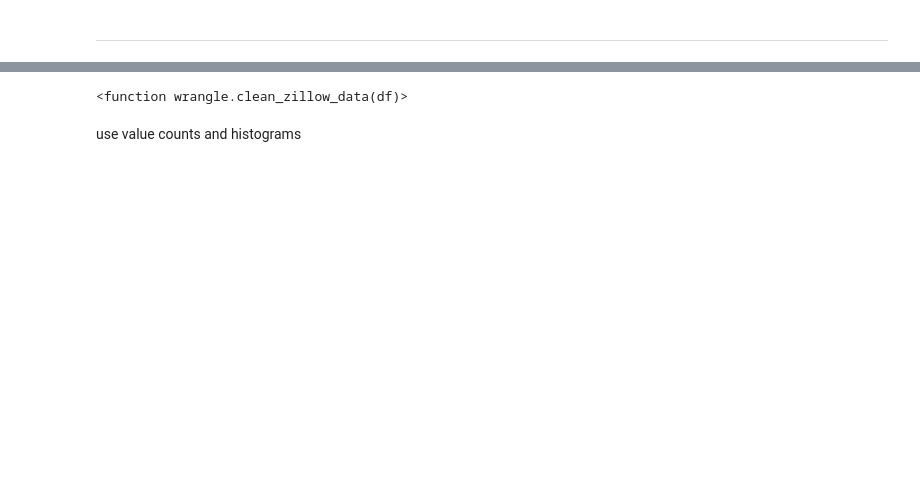
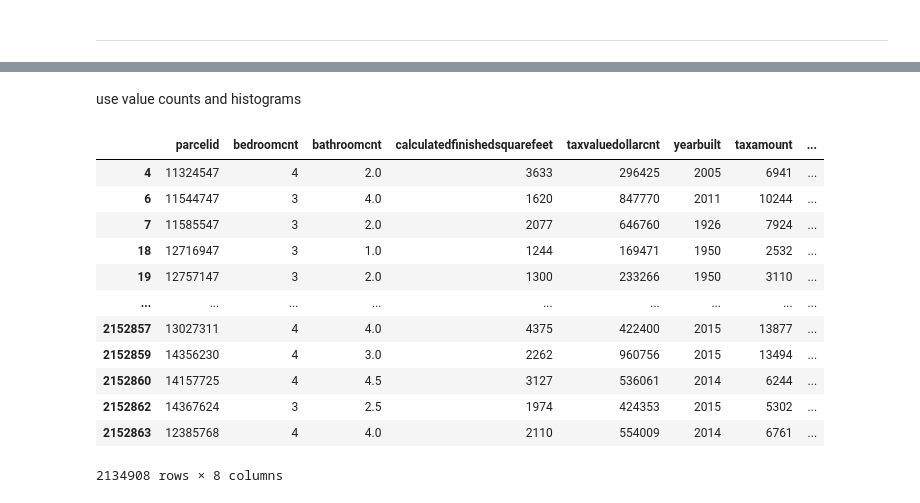
Before and after one commit to EribertoContreras/regression-exercises, a Jupyter notebook: wrangle.ipynb, the cells around one changed output, grey strips where cells are left out. Drawn from its saved outputs; the diff is of its cells as text; code cells hidden in the pictures; blank space fills up the shorter version.

```diff
--- a/wrangle.ipynb
+++ b/wrangle.ipynb
@@ -212,4 +217,0 @@ df.shape
-# %%
-df.
-# %% [output]
-<function wrangle.clean_zillow_data(df)>
@@ -217,0 +224,16 @@ use value counts and histograms
+# %%
+df
+# %% [output]
+|  | parcelid | bedroomcnt | bathroomcnt | calculatedfinishedsquarefeet | taxvaluedollarcnt | yearbuilt | taxamount | ... |
+| 4 | 11324547 | 4 | 2.0 | 3633 | 296425 | 2005 | 6941 | ... |
+| 6 | 11544747 | 3 | 4.0 | 1620 | 847770 | 2011 | 10244 | ... |
+| 7 | 11585547 | 3 | 2.0 | 2077 | 646760 | 1926 | 7924 | ... |
+| 18 | 12716947 | 3 | 1.0 | 1244 | 169471 | 1950 | 2532 | ... |
+| 19 | 12757147 | 3 | 2.0 | 1300 | 233266 | 1950 | 3110 | ... |
+| ... | ... | ... | ... | ... | ... | ... | ... | ... |
+| 2152857 | 13027311 | 4 | 4.0 | 4375 | 422400 | 2015 | 13877 | ... |
+| 2152859 | 14356230 | 4 | 3.0 | 2262 | 960756 | 2015 | 13494 | ... |
+| 2152860 | 14157725 | 4 | 4.5 | 3127 | 536061 | 2014 | 6244 | ... |
+| 2152862 | 14367624 | 3 | 2.5 | 1974 | 424353 | 2015 | 5302 | ... |
+| 2152863 | 12385768 | 4 | 4.0 | 2110 | 554009 | 2014 | 6761 | ... |
+2134908 rows × 8 columns
```
Also changed, not shown: parts of 18 cells of this notebook, 3 other files.
